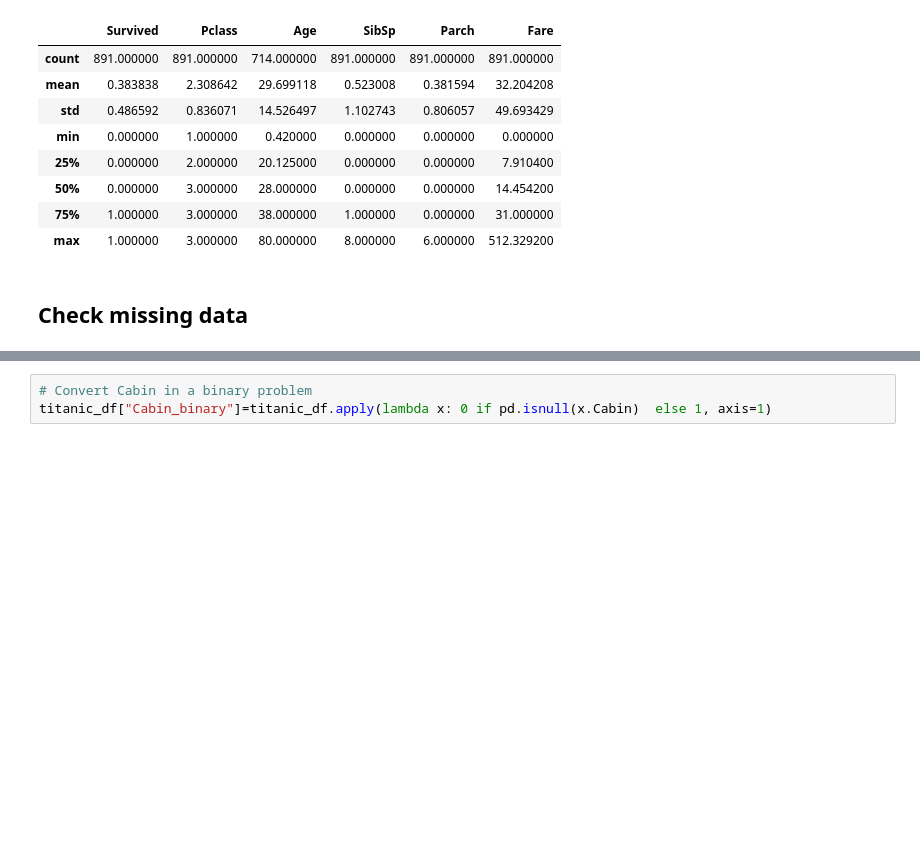
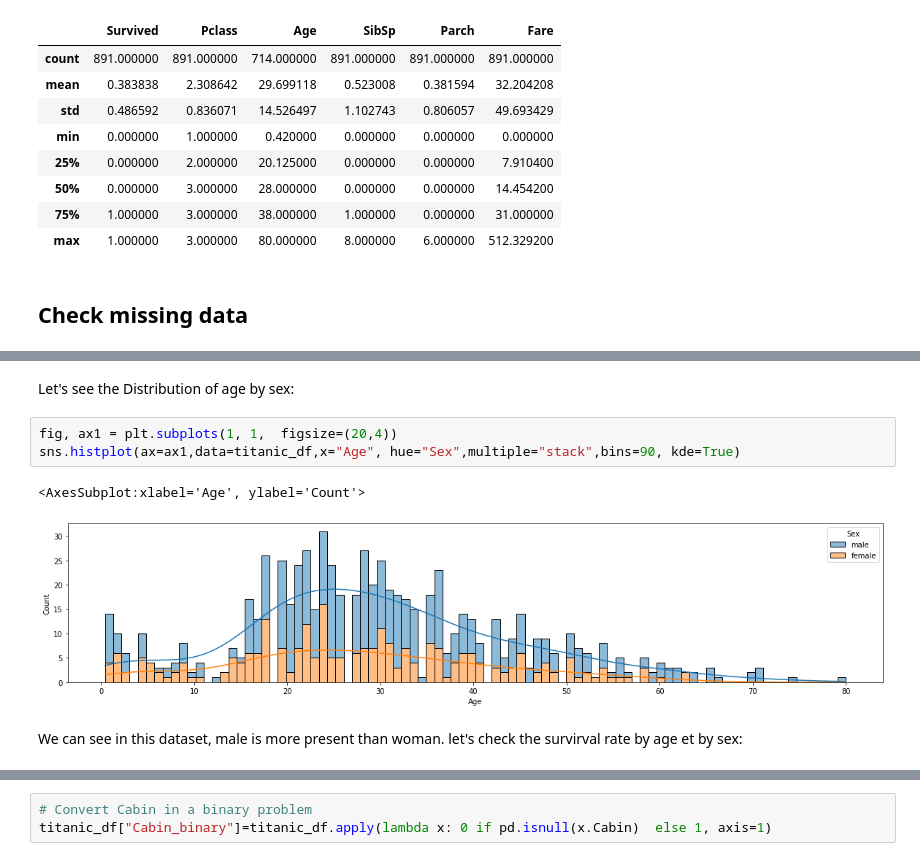
Before and after one commit to chris97425/titanic_kaggle_training, a Jupyter notebook: Notebook/data_analysis.ipynb, the cells around one changed output, grey strips where cells are left out. Cells and saved outputs as stored; diff of their text form; blank space fills up the shorter version.

```diff
--- a/Notebook/data_analysis.ipynb
+++ b/Notebook/data_analysis.ipynb
@@ -94,0 +124,10 @@ titanic_df[["Survived","Age"]].corr(method="pearson")
+# %% [markdown]
+Let's see the Distribution of age by sex:
+# %%
+fig, ax1 = plt.subplots(1, 1,  figsize=(20,4))
+sns.histplot(ax=ax1,data=titanic_df,x="Age", hue="Sex",multiple="stack",bins=90, kde=True)
+# %% [output]
+<AxesSubplot:xlabel='Age', ylabel='Count'>
+[figure, added]
+# %% [markdown]
+We can see in this dataset, male is more present than woman. let's check the survirval rate by age et by sex:
```
Also changed, not shown: parts of 33 cells of this notebook, 2 other files.
